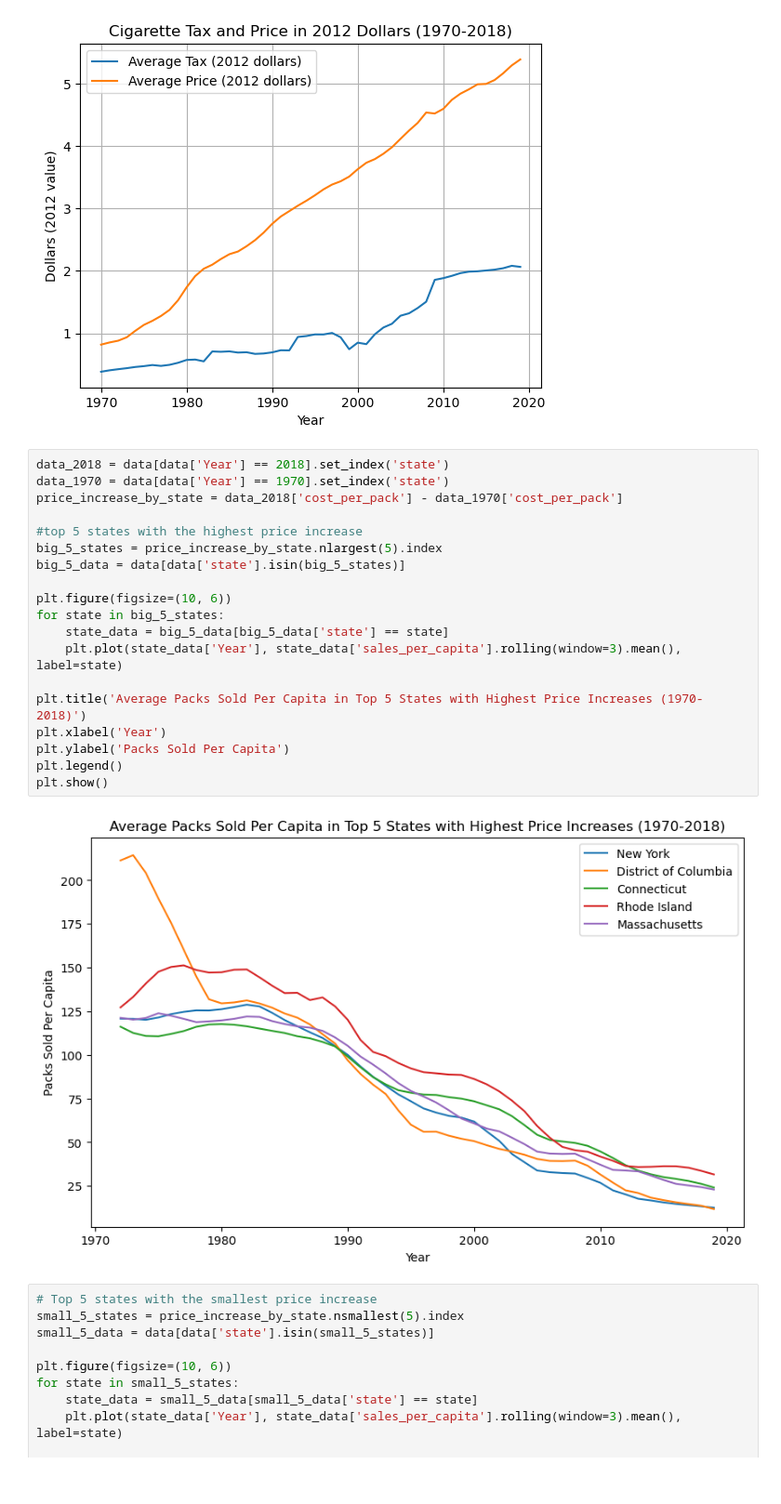
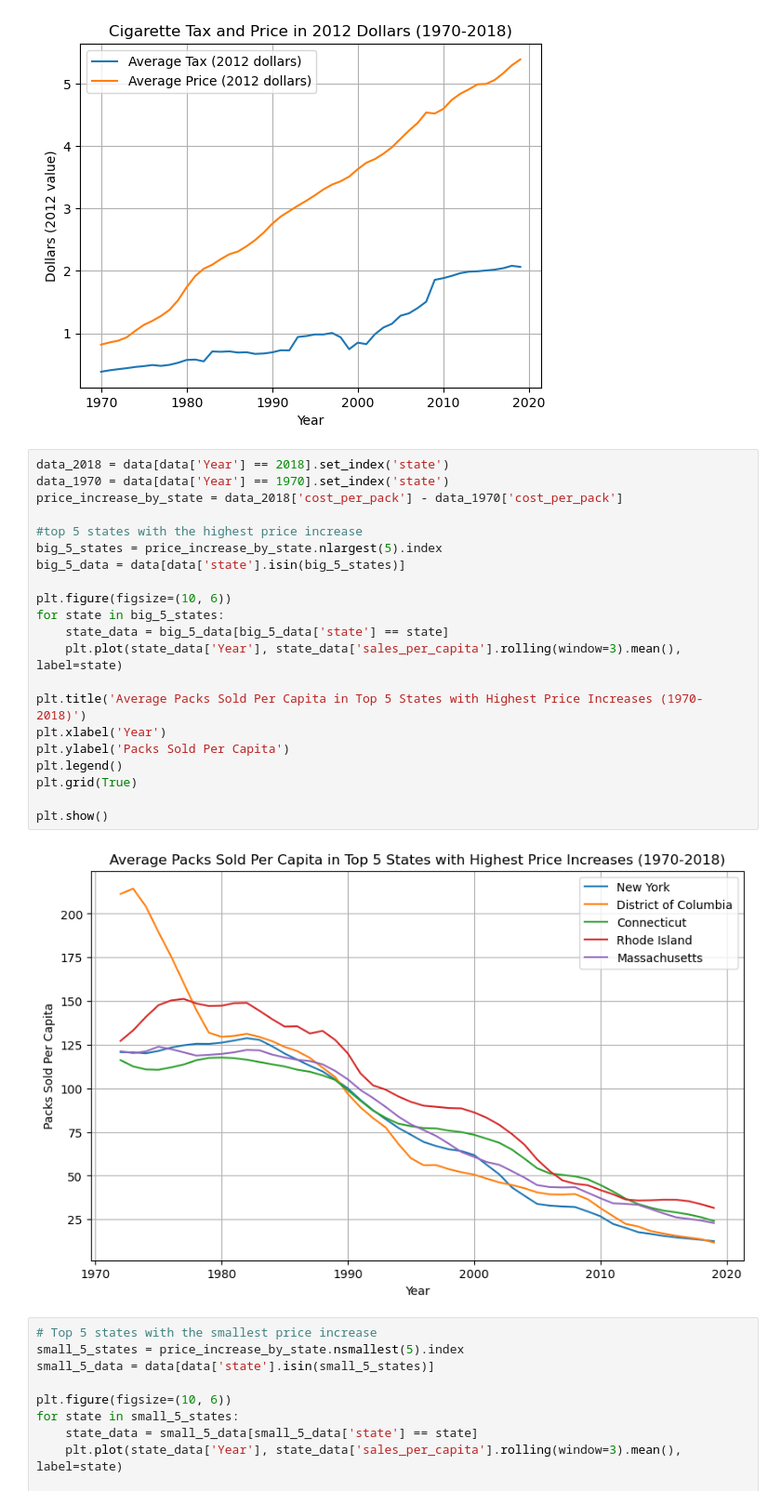
Before and after one commit to rscholt/HW3, a Jupyter notebook: submission 1/analysis/hw3.ipynb, the cells around one changed output. Shown: that part at 93% size. Cells and saved outputs as stored; diff of their text form.

```diff
--- a/submission 1/analysis/hw3.ipynb
+++ b/submission 1/analysis/hw3.ipynb
@@ -59,24 +59,26 @@ plt.show()
 # %%
 data_2018 = data[data['Year'] == 2018].set_index('state')
 data_1970 = data[data['Year'] == 1970].set_index('state')
 price_increase_by_state = data_2018['cost_per_pack'] - data_1970['cost_per_pack']
 
 #top 5 states with the highest price increase
 big_5_states = price_increase_by_state.nlargest(5).index
 big_5_data = data[data['state'].isin(big_5_states)]
 
 plt.figure(figsize=(10, 6))
 for state in big_5_states:
     state_data = big_5_data[big_5_data['state'] == state]
     plt.plot(state_data['Year'], state_data['sales_per_capita'].rolling(window=3).mean(), label=state)
 
 plt.title('Average Packs Sold Per Capita in Top 5 States with Highest Price Increases (1970-2018)')
 plt.xlabel('Year')
 plt.ylabel('Packs Sold Per Capita')
 plt.legend()
+plt.grid(True)
+
 plt.show()
 # %% [output]
-[figure, old version]
+[figure, new version]
 # %%
 # Top 5 states with the smallest price increase
 small_5_states = price_increase_by_state.nsmallest(5).index
```
Also changed, not shown: parts of 5 cells of this notebook, 3 other files.
